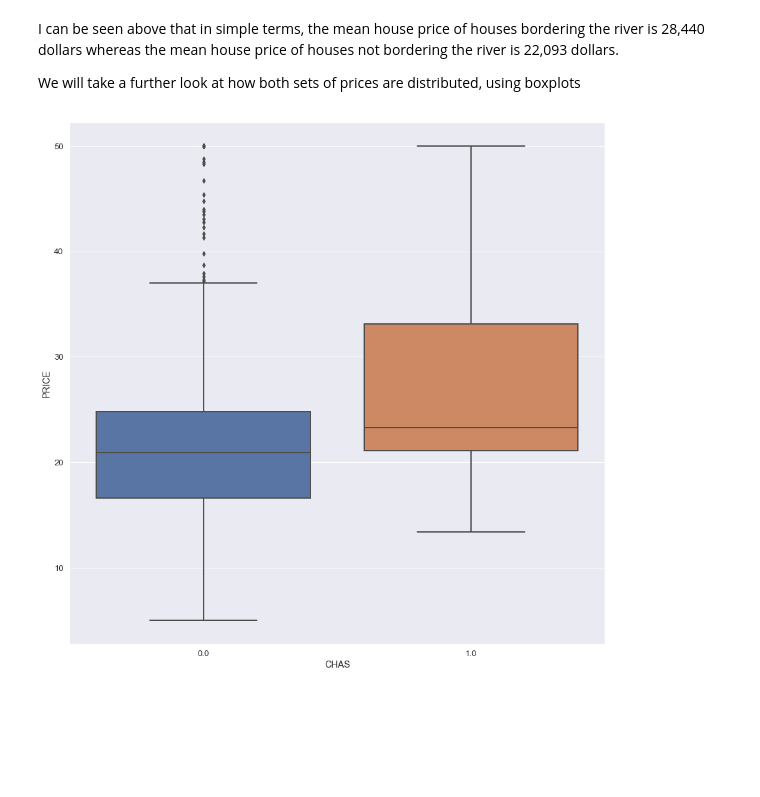
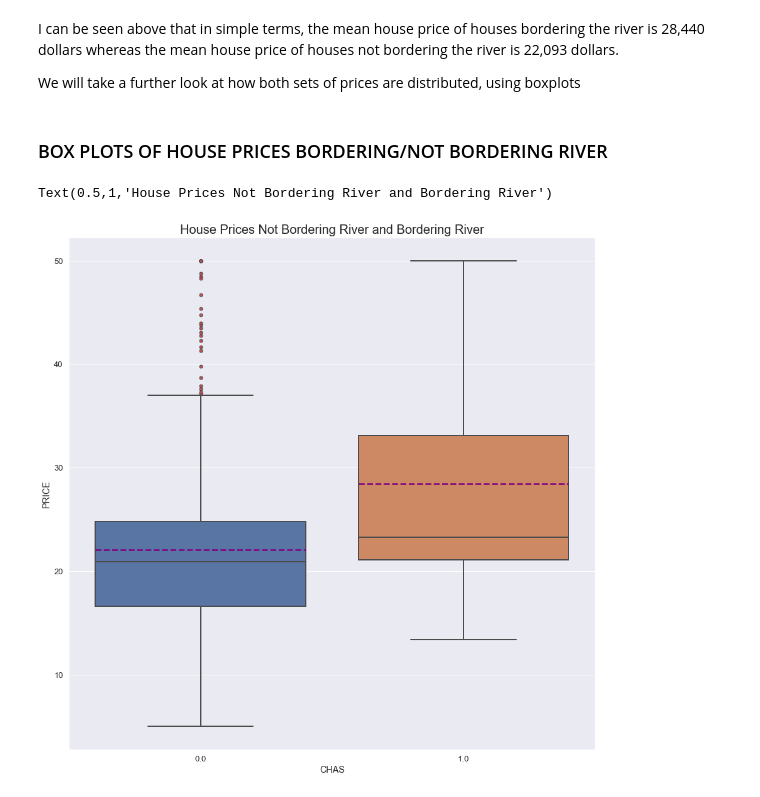
Before and after one commit to oreillyh/Machine-Learning-Statistics, a Jupyter notebook: MACHINE LEARNING AND STATISTICS PROJECT .ipynb, the cells around one changed output. Cells and saved outputs as stored; diff of their text form; code cells hidden in the pictures; blank space fills up the shorter version.

```diff
--- a/MACHINE LEARNING AND STATISTICS PROJECT .ipynb
+++ b/MACHINE LEARNING AND STATISTICS PROJECT .ipynb
@@ -322,9 +327,14 @@ Name: PRICE, dtype: float64
 I can be seen above that in simple terms, the mean house price of houses bordering the river is 28,440 dollars whereas the mean house price of houses not bordering the river is 22,093 dollars.
 
 We will take a further look at how both sets of prices are distributed, using boxplots
+# %% [markdown]
+### BOX PLOTS OF HOUSE PRICES BORDERING/NOT BORDERING RIVER
 # %%
 plt.figure(figsize=(15, 15))
+red_circle = dict(markerfacecolor='r', marker='o')
 sns.set(font_scale=1.2)
-ax=sns.boxplot(x="CHAS", y="PRICE",data=bos, linewidth=2.0)
+ax=sns.boxplot(x="CHAS", y="PRICE",data=bos, linewidth=2.0, flierprops=red_circle, showmeans=True , meanline=True, meanprops = dict(linestyle='--', linewidth=2.5, color='purple'))
+ax.set_title('House Prices Not Bordering River and Bordering River', size=20)
 # %% [output]
+Text(0.5,1,'House Prices Not Bordering River and Bordering River')
-[figure, old version]
+[figure, new version]
```
Also changed, not shown: parts of 16 cells of this notebook.
